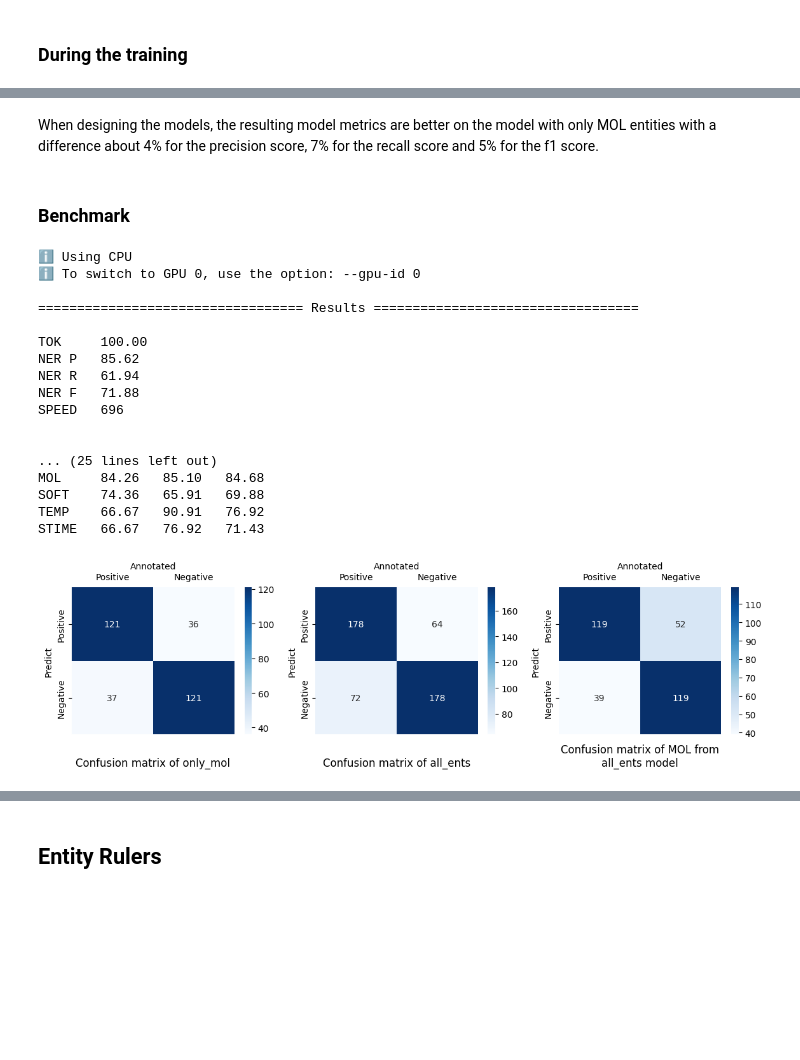
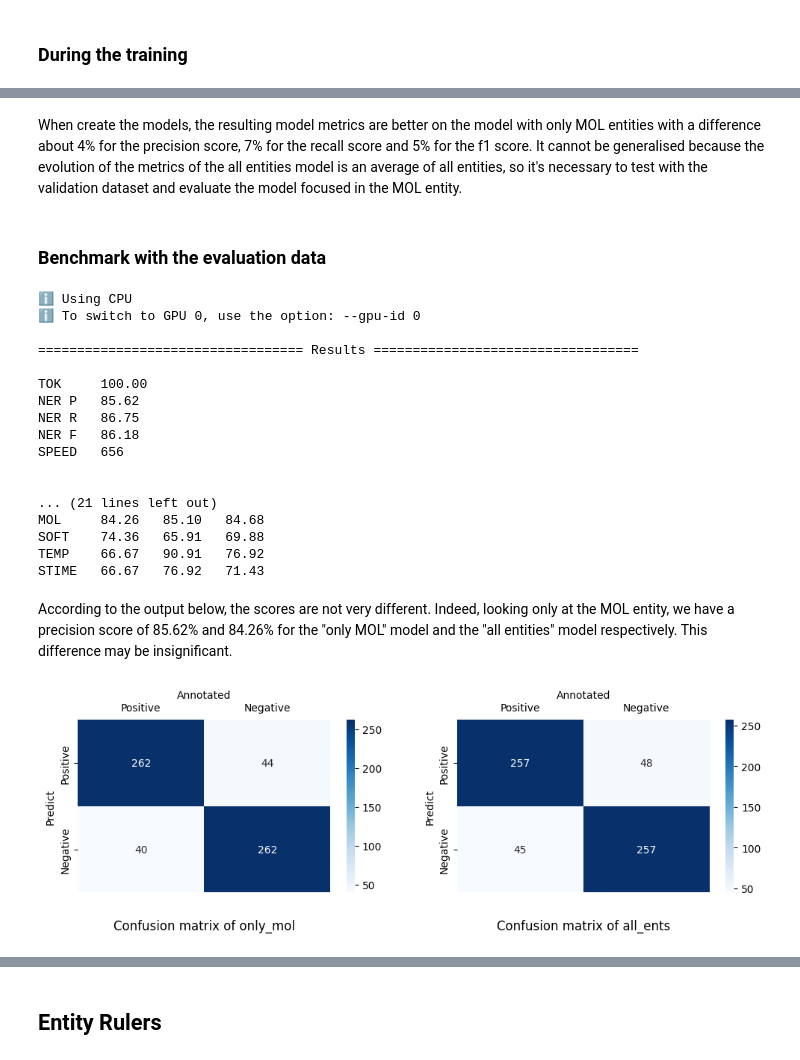
Before and after one commit to pierrepo/mdner, a Jupyter notebook: notebooks/evaluate_mdner.ipynb, the cells around one changed output, grey strips where cells are left out. Drawn from its saved outputs; the diff is of its cells as text; code cells hidden in the pictures; blank space fills up the shorter version.

```diff
--- a/notebooks/evaluate_mdner.ipynb
+++ b/notebooks/evaluate_mdner.ipynb
@@ -181,10 +135,11 @@ display_plots(results, names_model)
 # %% [markdown]
-When designing the models, the resulting model metrics are better on the model with only MOL entities with a difference about 4% for the precision score, 7% for the recall score and 5% for the f1 score.
+When create the models, the resulting model metrics are better on the model with only MOL entities with a difference about 4% for the precision score, 7% for the recall score and 5% for the f1 score. It cannot be generalised because the evolution of the metrics of the all entities model is an average of all entities, so it's necessary to test with the validation dataset and evaluate the model focused in the MOL entity.
 # %% [markdown]
-### Benchmark
+### Benchmark with the evaluation data
 # %%
-!python -m spacy benchmark accuracy ../results/colab/only_mol/models/model-best/ ../results/outputs/eval_data.spacy
-!python -m spacy benchmark accuracy ../results/colab/all_ents/models/model-best/ ../results/outputs/eval_data.spacy
+os.environ["TOKENIZERS_PARALLELISM"] = "false"
+!python -m spacy benchmark accuracy ../results/colab/only_mol/models/model-best/ ../results/colab/only_mol/eval_data.spacy
+!python -m spacy benchmark accuracy ../results/colab/all_ents/models/model-best/ ../results/colab/all_ents/eval_data.spacy
 # %% [output]
 ℹ Using CPU
 ℹ To switch to GPU 0, use the option: --gpu-id 0
@@ -193,12 +148,12 @@ When designing the models, the resulting model metrics are better on the model w
 
 TOK     100.00
 NER P   85.62
-NER R   61.94
-NER F   71.88
-SPEED   696
+NER R   86.75
+NER F   86.18
+SPEED   656
 
 
-... (25 lines left out)
+... (21 lines left out)
 MOL     84.26   85.10   84.68
 SOFT    74.36   65.91   69.88
 TEMP    66.67   90.91   76.92
@@ -243,22 +161,13 @@ for parm_name, parm_val in parameters:
+# %% [markdown]
+According to the output below, the scores are not very different. Indeed, looking only at the MOL entity, we have a precision score of 85.62% and 84.26% for the "only MOL" model and the "all entities" model respectively. This difference may be insignificant.
 # %%
-# Convert list of scores into a pd.DataFrame
-df_cm = []
-for i in range(len(parameters)) :
-    df_cm.append(pd.DataFrame(
-        [[tp[i], fp[i]], [fn[i], tn[i]]],
-        index=["Positive", "Negative"],
-        columns=["Positive", "Negative"]
-    ))
+# Get confusion matrix and scores for each models
+names_model = ["only_mol", "all_ents"]
+cf_mtx, scores = {}, {}
+for name_model in names_model:
+    cf_mtx[name_model], scores[name_model] = evner.get_confusion_matrix(name_model, True)
 
-# Display confusion matrix
-fig, axs = plt.subplots(1, 3, figsize=(14, 3))
-for i, parms in enumerate(parameters):
-    sns.heatmap(df_cm[i], annot=True, cmap='Blues', fmt='d', ax=axs[i])
-    axs[i].set_xlabel('Annotated')
-    axs[i].set_ylabel('Predict')
-    title = "MOL from\n" + parms[0] + " model" if i == 2 else parms[0]
-    axs[i].set_title("Confusion matrix of " +  title, y=-0.25)
-    axs[i].tick_params(axis='both', which='major', labelsize=10, labelbottom = False, bottom=False, top = False, labeltop=True)
-    axs[i].xaxis.set_label_position('top')
+# Display confusion matrix of each models
+evner.display_confusion_matrix(cf_mtx, names_model)
 # %% [output]
-[figure, old version]
+[figure, new version]
```
Also changed, not shown: parts of 11 cells of this notebook, 1 other file.
